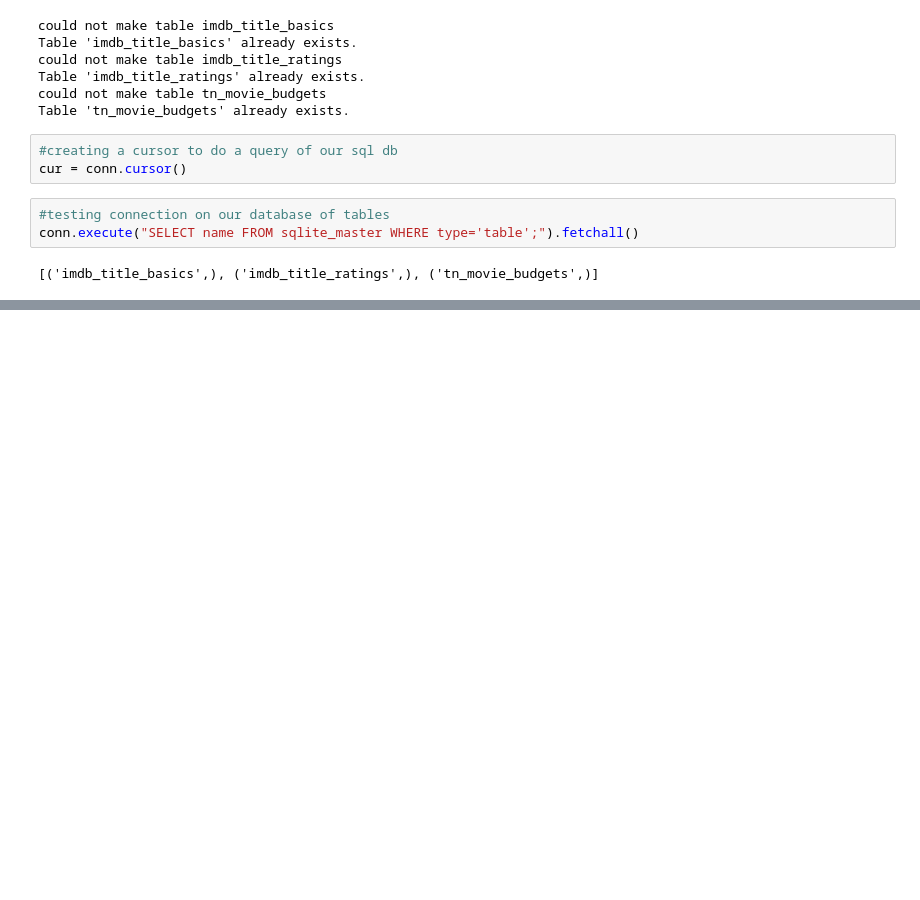
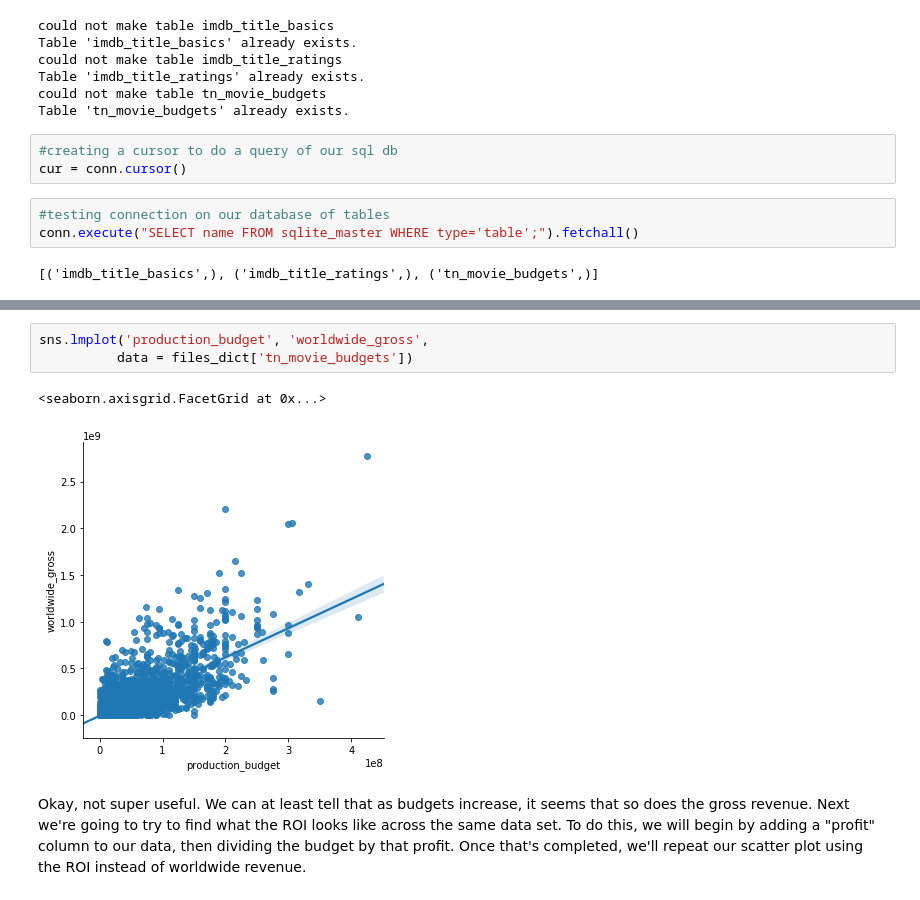
Before and after one commit to Lionslicer-Coding/dsc-mod-1-project-v2-1-onl01-dtsc-pt-030220, a Jupyter notebook: student.ipynb, the cells around one changed output, grey strips where cells are left out. Drawn from its saved outputs; the diff is of its cells as text; blank space fills up the shorter version.

```diff
--- a/student.ipynb
+++ b/student.ipynb
@@ -178,0 +183,8 @@ conn.execute("SELECT name FROM sqlite_master WHERE type='table';").fetchall()
+# %%
+sns.lmplot('production_budget', 'worldwide_gross',
+          data = files_dict['tn_movie_budgets'])
+# %% [output]
+<seaborn.axisgrid.FacetGrid at 0x...>
+[figure, added]
+# %% [markdown]
+Okay, not super useful. We can at least tell that as budgets increase, it seems that so does the gross revenue. Next we're going to try to find what the ROI looks like across the same data set. To do this, we will begin by adding a "profit" column to our data, then dividing the budget by that profit. Once that's completed, we'll repeat our scatter plot using the ROI instead of worldwide revenue.
```
Also changed, not shown: parts of 3 cells of this notebook.
